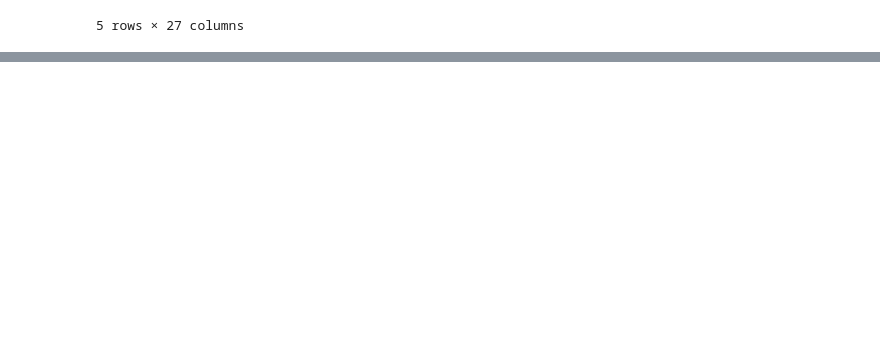
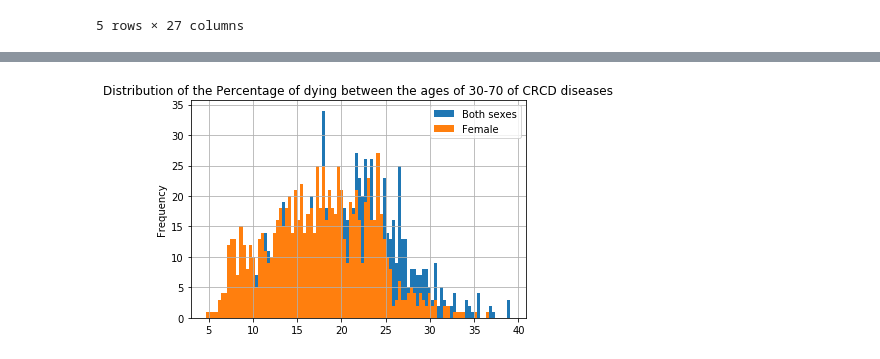
Before and after one commit to ada-food-recipes/food-recipes, a Jupyter notebook: Final_notebook.ipynb, the cells around one changed output, grey strips where cells are left out. Cells and saved outputs as stored; diff of their text form; code cells hidden in the pictures; blank space fills up the shorter version.

```diff
--- a/Nutriscore Calculations.ipynb
+++ b/Final_notebook.ipynb
@@ -383,0 +1159,8 @@ Full.iloc[labels == 1]
+# %%
+test = mortality_country.copy()
+test.drop(['Year', 'Male'], axis = 1, inplace = True)
+test.groupby(['Country']).apply(lambda x : x-15)
+
+test.plot(kind = 'hist', bins = 100, grid = True, title = 'Distribution of the Percentage of dying between the ages of 30-70 of CRCD diseases' );
+# %% [output]
+[figure, added]
```
Also changed, not shown: parts of 95 cells of this notebook, 2 other files.
